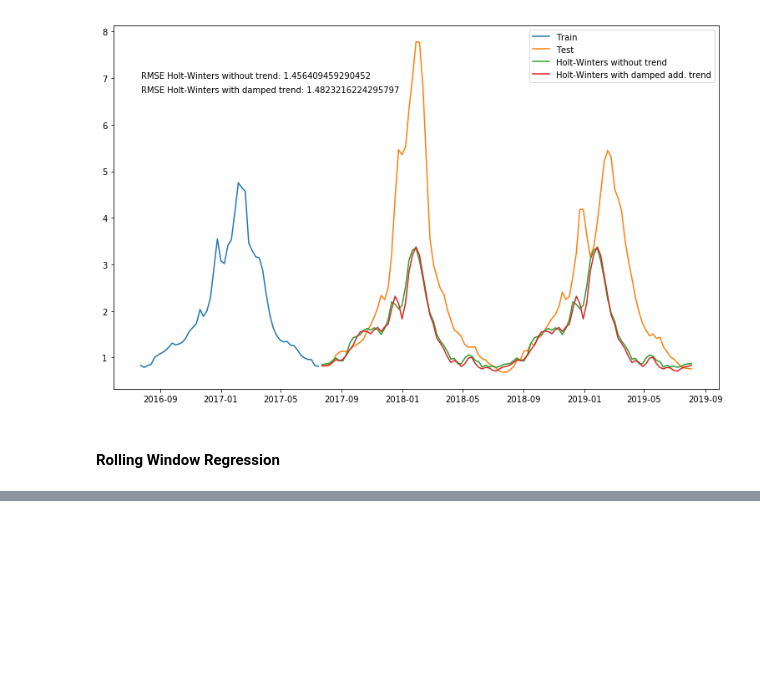
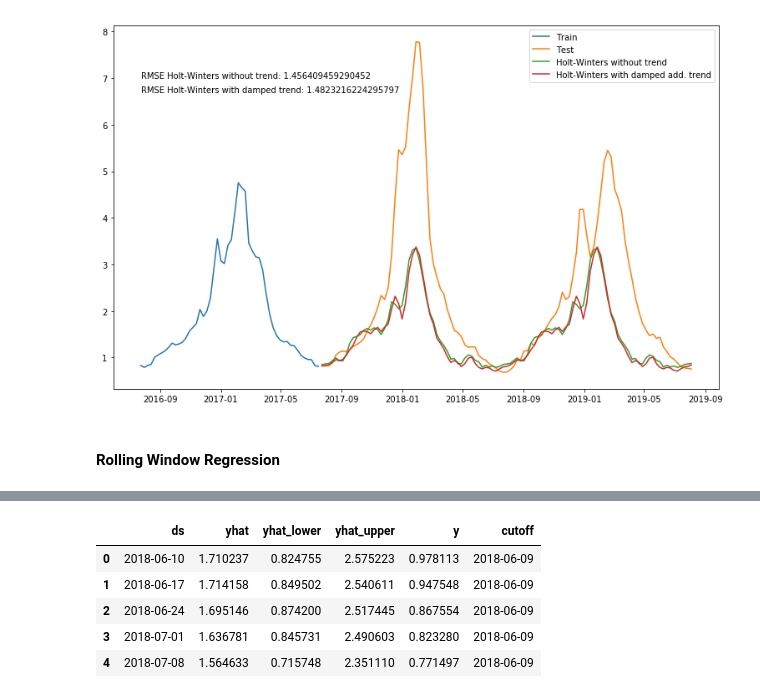
Before and after one commit to tlary/US-ILI-Rates-Forecasting-using-Google-Trends, a Jupyter notebook: master.ipynb, the cells around one changed output, grey strips where cells are left out. Cells and saved outputs as stored; diff of their text form; code cells hidden in the pictures; blank space fills up the shorter version.

```diff
--- a/master.ipynb
+++ b/master.ipynb
@@ -350,0 +409,10 @@ plt.show()
+# %%
+from fbprophet.diagnostics import performance_metrics
+df_cv.head()
+# %% [output]
+|  | ds | yhat | yhat_lower | yhat_upper | y | cutoff |
+| 0 | 2018-06-10 | 1.710237 | 0.824755 | 2.575223 | 0.978113 | 2018-06-09 |
+| 1 | 2018-06-17 | 1.714158 | 0.849502 | 2.540611 | 0.947548 | 2018-06-09 |
+| 2 | 2018-06-24 | 1.695146 | 0.874200 | 2.517445 | 0.867554 | 2018-06-09 |
+| 3 | 2018-07-01 | 1.636781 | 0.845731 | 2.490603 | 0.823280 | 2018-06-09 |
+| 4 | 2018-07-08 | 1.564633 | 0.715748 | 2.351110 | 0.771497 | 2018-06-09 |
```
Also changed, not shown: parts of 22 cells of this notebook.
